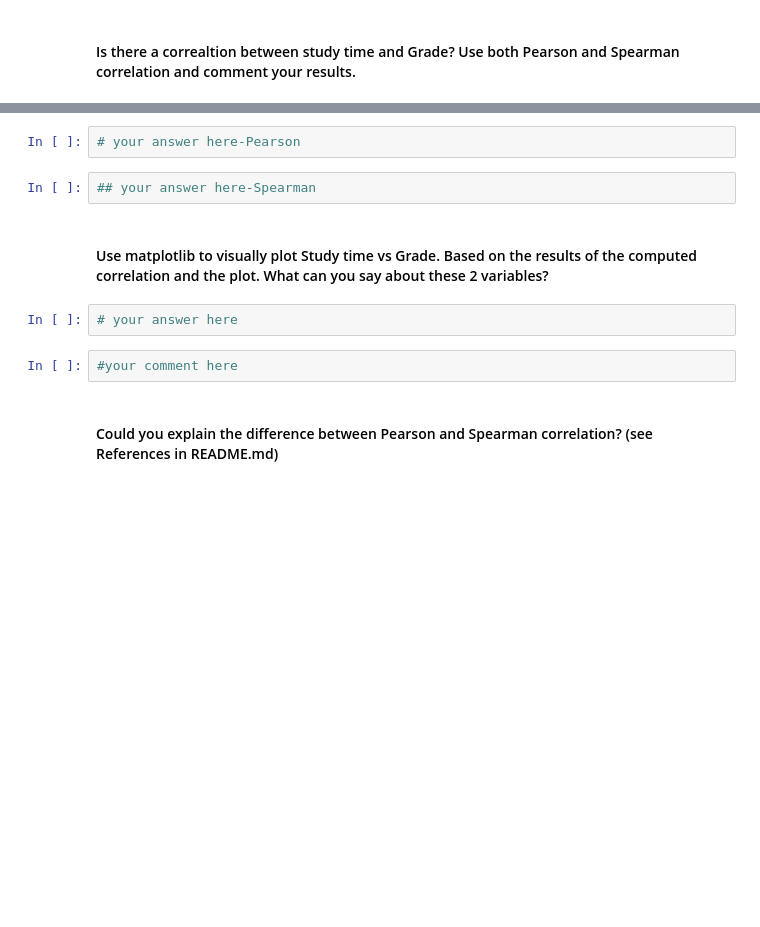
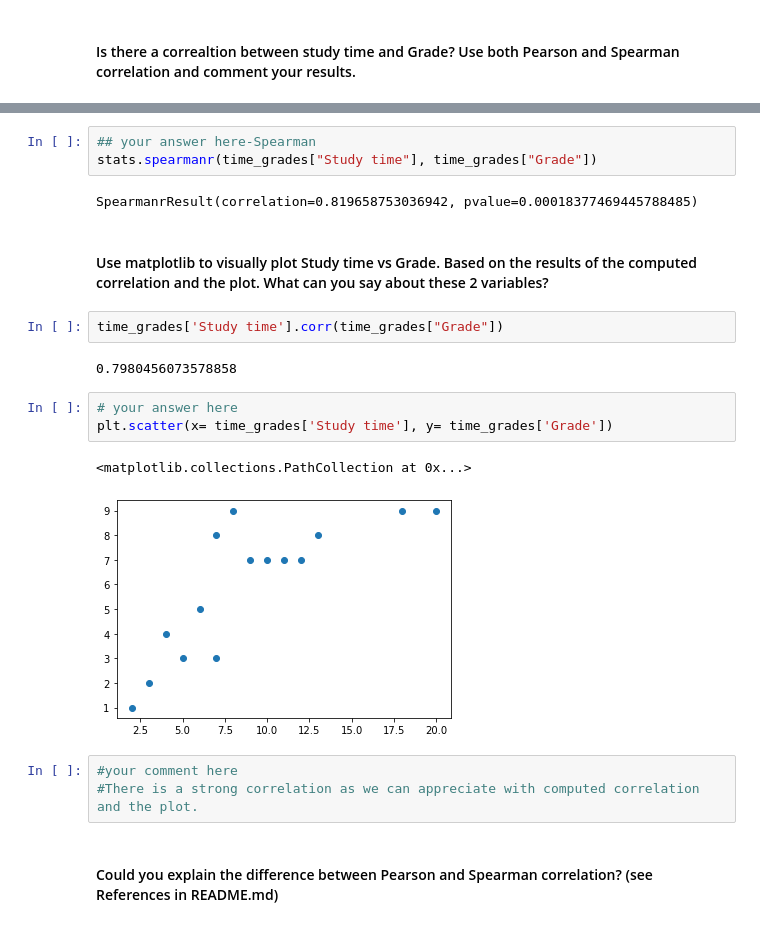
Before and after one commit to ta-datapt-bcn/lab-pivot-table-and-correlation, a Jupyter notebook: your_code/main.ipynb, the cells around one changed output, grey strips where cells are left out. Saved outputs shown, nothing was run; the diff lists cells and outputs as text; blank space fills up the shorter version.

```diff
--- a/your_code/main.ipynb
+++ b/your_code/main.ipynb
@@ -255,13 +337,23 @@ array([[<matplotlib.axes._subplots.AxesSubplot object at 0x...>,
 # %%
-# your answer here-Pearson
+## your answer here-Spearman
+stats.spearmanr(time_grades["Study time"], time_grades["Grade"])
+# %% [output]
+SpearmanrResult(correlation=0.819658753036942, pvalue=0.00018377469445788485)
-# %%
-## your answer here-Spearman
 # %% [markdown]
 #### Use matplotlib to visually plot Study time vs Grade. Based on the results of the computed correlation and the plot. What can you say about these 2 variables?
+# %%
+time_grades['Study time'].corr(time_grades["Grade"])
+# %% [output]
+0.7980456073578858
 # %%
 # your answer here
+plt.scatter(x= time_grades['Study time'], y= time_grades['Grade'])
+# %% [output]
+<matplotlib.collections.PathCollection at 0x...>
+[figure, added]
-# %%
-#your comment here
+# %%
+#your comment here
+#There is a strong correlation as we can appreciate with computed correlation and the plot.
 # %% [markdown]
 #### Could you explain the difference between Pearson and Spearman correlation? (see References in README.md)
 # %%
```
Also changed, not shown: parts of 27 cells of this notebook.
